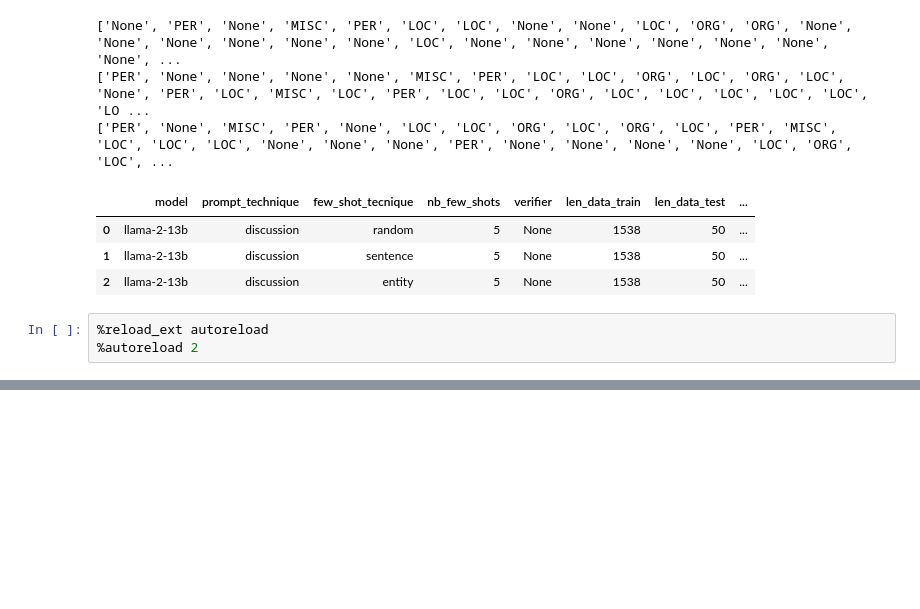
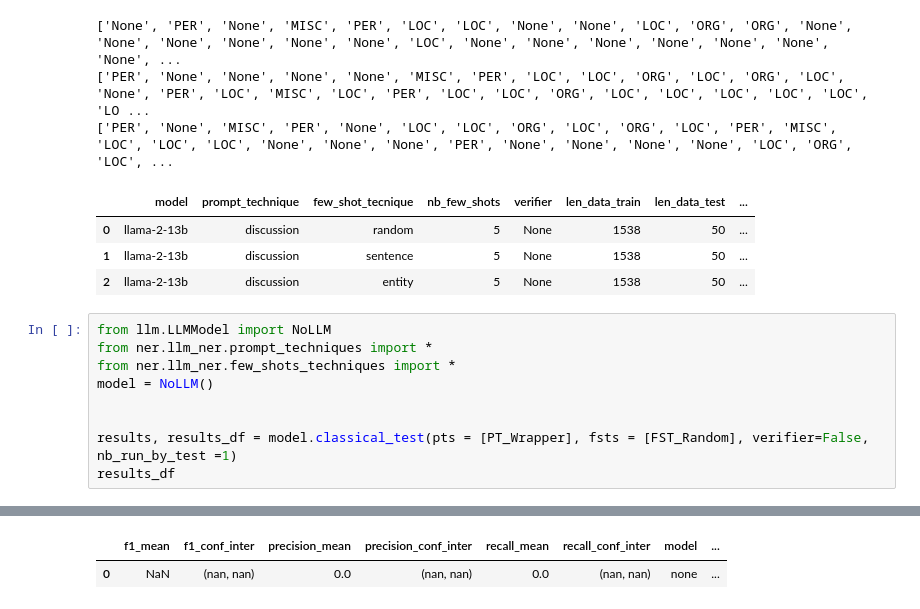
Before and after one commit to MathieuDesponds/Information-extraction-in-official-documents-using-LLMs, a Jupyter notebook: testing_llm_ner2.ipynb, the cells around one changed output, grey strips where cells are left out. Cells and saved outputs as stored; diff of their text form; blank space fills up the shorter version.

Commit message:
Add ResultInstance with CI

```diff
--- a/testing_llm_ner2.ipynb
+++ b/testing_llm_ner2.ipynb
@@ -29,6 +32,13 @@ llama_new_context_with_model: VRAM scratch buffer: 350.00 MB
 | 0 | llama-2-13b | discussion | random | 5 | None | 1538 | 50 | ... |
 | 1 | llama-2-13b | discussion | sentence | 5 | None | 1538 | 50 | ... |
 | 2 | llama-2-13b | discussion | entity | 5 | None | 1538 | 50 | ... |
-# %%
-%reload_ext autoreload
-%autoreload 2
+# %%
+from llm.LLMModel import NoLLM
+from ner.llm_ner.prompt_techniques import *
+from ner.llm_ner.few_shots_techniques import *
+model = NoLLM()
+
+
+results, results_df = model.classical_test(pts = [PT_Wrapper], fsts = [FST_Random], verifier=False, nb_run_by_test =1)
+results_df
+# %% [output]
@@ -34,0 +57,2 @@ llama_new_context_with_model: VRAM scratch buffer: 350.00 MB
+|  | f1_mean | f1_conf_inter | precision_mean | precision_conf_inter | recall_mean | recall_conf_inter | model | ... |
+| 0 | NaN | (nan, nan) | 0.0 | (nan, nan) | 0.0 | (nan, nan) | none | ... |
```
Also changed, not shown: parts of 2 cells of this notebook, 10 other files.
